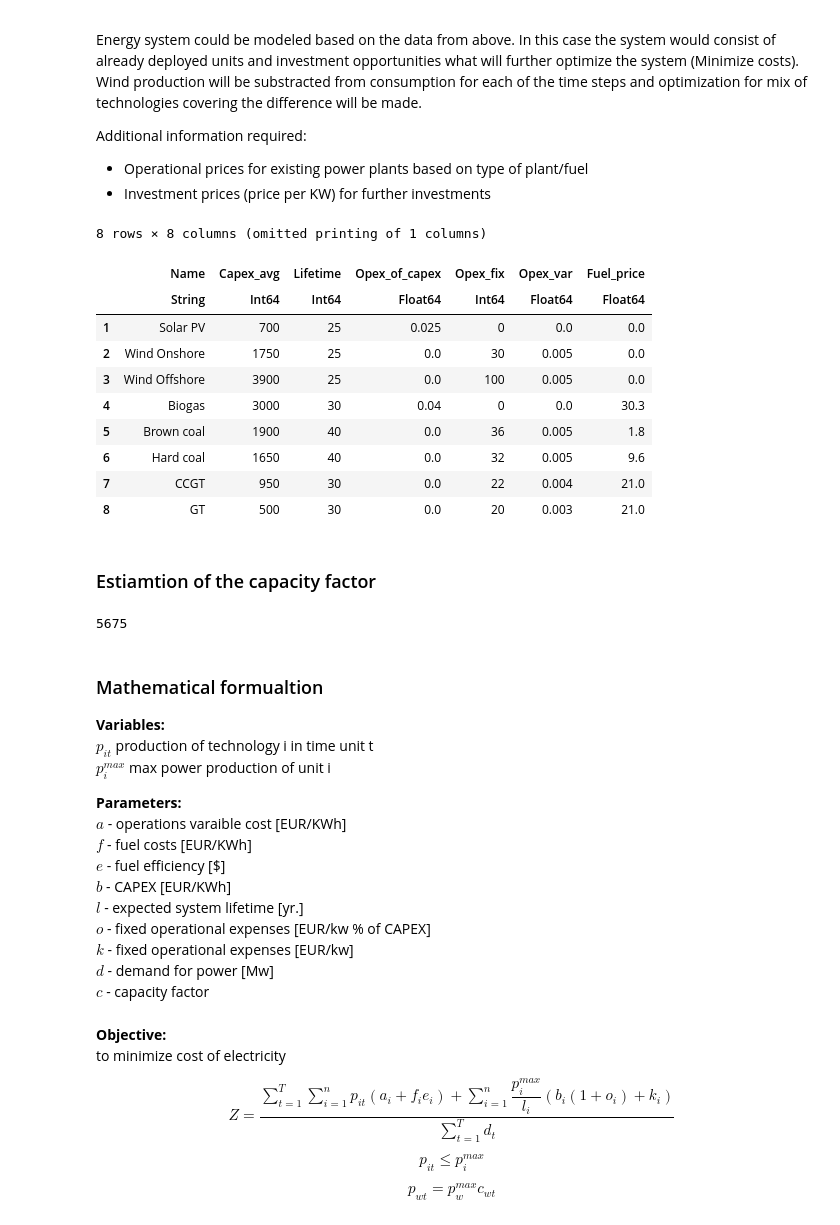
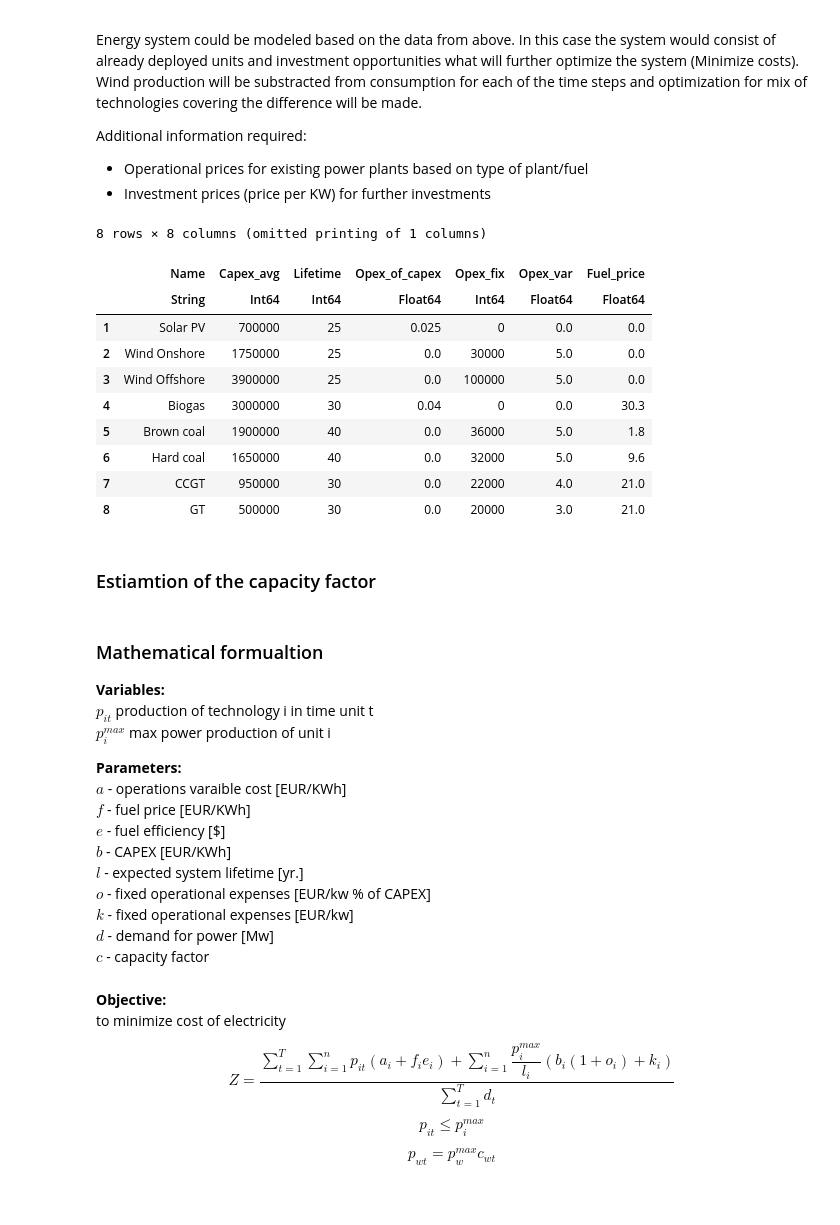
Before and after one commit to AntonOsadchy/42002_group_project, a Jupyter notebook: 42002 Group project.ipynb, the cells around one changed output. Cells and saved outputs as stored; diff of their text form; code cells hidden in the pictures.

```diff
--- a/42002 Group project.ipynb
+++ b/42002 Group project.ipynb
@@ -53,26 +55,27 @@ Additional information required:
 + Operational prices for existing power plants based on type of plant/fuel
 + Investment prices (price per KW) for further investments
 # %%
+p = 1000
 inp = DataFrame(Name            = ["Solar PV","Wind Onshore","Wind Offshore","Biogas","Brown coal","Hard coal","CCGT","GT"],
-                Capex_avg       = [700,1750,3900,3000,1900,1650,950,500],    #investment cost EUR/kW (nominal capacity)
-                Lifetime        = [25,25,25,30,40,40,30,30],                 #Years
-                Opex_of_capex   = [0.025,0,0,0.04,0,0,0,0],                  #EUR/kw % of CAPEX
-                Opex_fix        = [0,30,100,0,36,32,22,20],                  #EUR/Kw
-                Opex_var        = [0,0.005,0.005,0,0.005,0.005,0.004,0.003], #EUR/kwh
-                Fuel_price      = [0,0,0,30.3,1.8,9.6,21,21],                #EUR/MWh heat
-                Fuel_eff        = [1,1,1,0.4,0.45,0.46,0.6,0.6])             #el. eng. % of heat en
+                Capex_avg       = [700,1750,3900,3000,1900,1650,950,500]*p,    #investment cost EUR/kW (nominal capacity)
+                Lifetime        = [25,25,25,30,40,40,30,30],                   #Years
+                Opex_of_capex   = [0.025,0,0,0.04,0,0,0,0],                    #EUR/kw % of CAPEX
+                Opex_fix        = [0,30,100,0,36,32,22,20]*p,                  #EUR/Kw
+                Opex_var        = [0,0.005,0.005,0,0.005,0.005,0.004,0.003]*p, #EUR/kwh
+                Fuel_price      = [0,0,0,30.3,1.8,9.6,21,21],                  #EUR/MWh heat
+                Fuel_eff        = [1,1,1,0.4,0.45,0.46,0.6,0.6])               #el. eng. % of heat en
 # %% [output]
 8 rows × 8 columns (omitted printing of 1 columns)
 |  | Name | Capex_avg | Lifetime | Opex_of_capex | Opex_fix | Opex_var | Fuel_price |
 |  | String | Int64 | Int64 | Float64 | Int64 | Float64 | Float64 |
-| 1 | Solar PV | 700 | 25 | 0.025 | 0 | 0.0 | 0.0 |
-| 2 | Wind Onshore | 1750 | 25 | 0.0 | 30 | 0.005 | 0.0 |
-| 3 | Wind Offshore | 3900 | 25 | 0.0 | 100 | 0.005 | 0.0 |
-| 4 | Biogas | 3000 | 30 | 0.04 | 0 | 0.0 | 30.3 |
-| 5 | Brown coal | 1900 | 40 | 0.0 | 36 | 0.005 | 1.8 |
-| 6 | Hard coal | 1650 | 40 | 0.0 | 32 | 0.005 | 9.6 |
-| 7 | CCGT | 950 | 30 | 0.0 | 22 | 0.004 | 21.0 |
-| 8 | GT | 500 | 30 | 0.0 | 20 | 0.003 | 21.0 |
+| 1 | Solar PV | 700000 | 25 | 0.025 | 0 | 0.0 | 0.0 |
+| 2 | Wind Onshore | 1750000 | 25 | 0.0 | 30000 | 5.0 | 0.0 |
+| 3 | Wind Offshore | 3900000 | 25 | 0.0 | 100000 | 5.0 | 0.0 |
+| 4 | Biogas | 3000000 | 30 | 0.04 | 0 | 0.0 | 30.3 |
+| 5 | Brown coal | 1900000 | 40 | 0.0 | 36000 | 5.0 | 1.8 |
+| 6 | Hard coal | 1650000 | 40 | 0.0 | 32000 | 5.0 | 9.6 |
+| 7 | CCGT | 950000 | 30 | 0.0 | 22000 | 4.0 | 21.0 |
+| 8 | GT | 500000 | 30 | 0.0 | 20000 | 3.0 | 21.0 |
 # %% [markdown]
 ### Estiamtion of the capacity factor
 # %%
@@ -80,9 +83,7 @@ T = size(consum)[1]
 #capacity factor
 c = []
 append!(c, wind[i,"DK"]/maximum(wind[1:T,"DK"]) for i=1:T)    #capacity factor
-maximum(consum[1:8761,"DK"])
+println("")
-# %% [output]
-5675
 # %% [markdown]
 ### Mathematical  formualtion
 
@@ -92,7 +93,7 @@ maximum(consum[1:8761,"DK"])
 
 **Parameters:**
 <br> $a$ - operations varaible cost [EUR/KWh]
-<br> $f$ - fuel costs [EUR/KWh]
+<br> $f$ - fuel price [EUR/KWh]
 <br> $e$ - fuel efficiency [\$]
 <br> $b$ - CAPEX [EUR/KWh]
 <br> $l$ - expected system lifetime [yr.]
```
Also changed, not shown: parts of 14 cells of this notebook, 5 other files.
